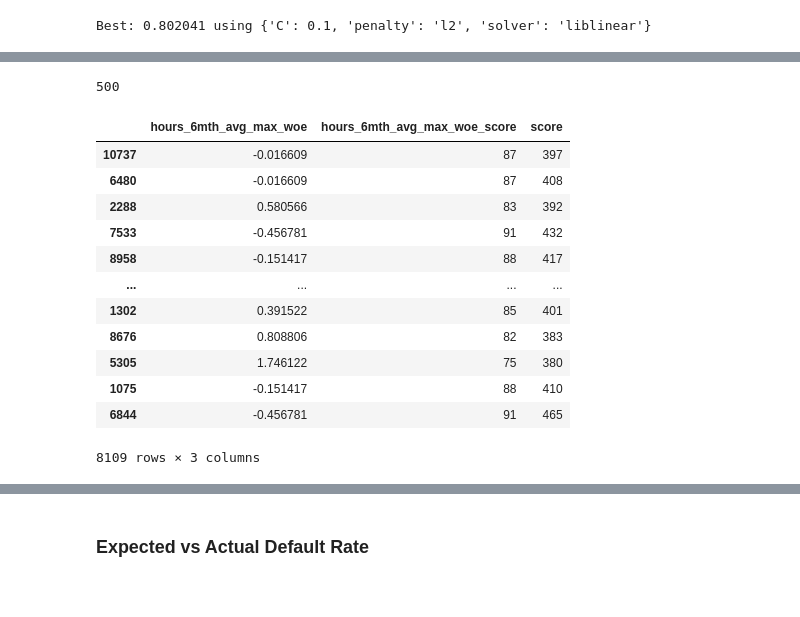
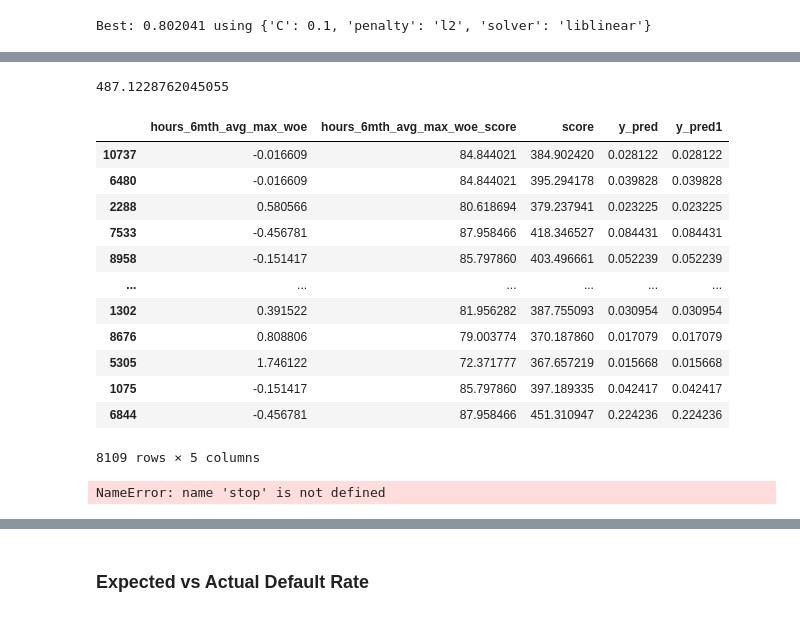
Before and after one commit to pradark/restaurant_default_model1, a Jupyter notebook: Restaurant_Default_Model.ipynb, the cells around one changed output, grey strips where cells are left out. Saved outputs shown, nothing was run; the diff lists cells and outputs as text; code cells hidden in the pictures.

```diff
--- a/Restaurant_Default_Model.ipynb
+++ b/Restaurant_Default_Model.ipynb
@@ -838,10 +829,9 @@ coeff
 # %%
 pdo = 20 #20 point to double the odds
-base_score = 500
-base_odds = 25 #10 non-events: 1 event
+base_score = 600
+base_odds = 50 #50 non-events : 1 event
 factor = pdo/np.log(2)
-# offset = base_score - (factor * np.log(base_odds))
-offset = base_score
+offset = base_score - (factor * np.log(base_odds))
 print(offset)
 m=len(list_lr)
 
@@ -851,26 +841,33 @@ for feature in list_lr:
     score_var = feature + '_score'
     coef = list(coeff[coeff['features'] == feature]['coef'])[0]
 
-    df_train[score_var] =  round((coef*df_train[feature] + intercept/m)* factor + offset/m).astype(int)
+    df_train[score_var] =  ((coef*df_train[feature] + intercept/m)* factor + offset/m)
+    # df_train[score_var] =  round((coef*df_train[feature] + intercept/m)* factor + offset/m).astype(int)
     df_train['score'] += df_train[score_var]
+
+df_train['y_pred1'] = np.exp((df_train['score'] - offset)/factor)/(1+np.exp((df_train['score'] - offset)/factor))
 # %% [output]
-500
+487.1228762045055
 # %%
-df_train[['hours_6mth_avg_max_woe','hours_6mth_avg_max_woe_score','score']]
+df_train[['hours_6mth_avg_max_woe','hours_6mth_avg_max_woe_score','score','y_pred','y_pred1']]
 # %% [output]
-|  | hours_6mth_avg_max_woe | hours_6mth_avg_max_woe_score | score |
-| 10737 | -0.016609 | 87 | 397 |
-| 6480 | -0.016609 | 87 | 408 |
-| 2288 | 0.580566 | 83 | 392 |
-| 7533 | -0.456781 | 91 | 432 |
-| 8958 | -0.151417 | 88 | 417 |
-| ... | ... | ... | ... |
-| 1302 | 0.391522 | 85 | 401 |
-| 8676 | 0.808806 | 82 | 383 |
-| 5305 | 1.746122 | 75 | 380 |
-| 1075 | -0.151417 | 88 | 410 |
-| 6844 | -0.456781 | 91 | 465 |
+|  | hours_6mth_avg_max_woe | hours_6mth_avg_max_woe_score | score | y_pred | y_pred1 |
+| 10737 | -0.016609 | 84.844021 | 384.902420 | 0.028122 | 0.028122 |
+| 6480 | -0.016609 | 84.844021 | 395.294178 | 0.039828 | 0.039828 |
+| 2288 | 0.580566 | 80.618694 | 379.237941 | 0.023225 | 0.023225 |
+| 7533 | -0.456781 | 87.958466 | 418.346527 | 0.084431 | 0.084431 |
+| 8958 | -0.151417 | 85.797860 | 403.496661 | 0.052239 | 0.052239 |
+| ... | ... | ... | ... | ... | ... |
+| 1302 | 0.391522 | 81.956282 | 387.755093 | 0.030954 | 0.030954 |
+| 8676 | 0.808806 | 79.003774 | 370.187860 | 0.017079 | 0.017079 |
+| 5305 | 1.746122 | 72.371777 | 367.657219 | 0.015668 | 0.015668 |
+| 1075 | -0.151417 | 85.797860 | 397.189335 | 0.042417 | 0.042417 |
+| 6844 | -0.456781 | 87.958466 | 451.310947 | 0.224236 | 0.224236 |
-8109 rows × 3 columns
+8109 rows × 5 columns
+# %%
+stop
+# %% [output]
+NameError: name 'stop' is not defined
 # %%
 f, ax = plt.subplots(figsize=(6,4))
 sns.distplot(df_train['y_pred'])
```
Also changed, not shown: parts of 24 cells of this notebook.
